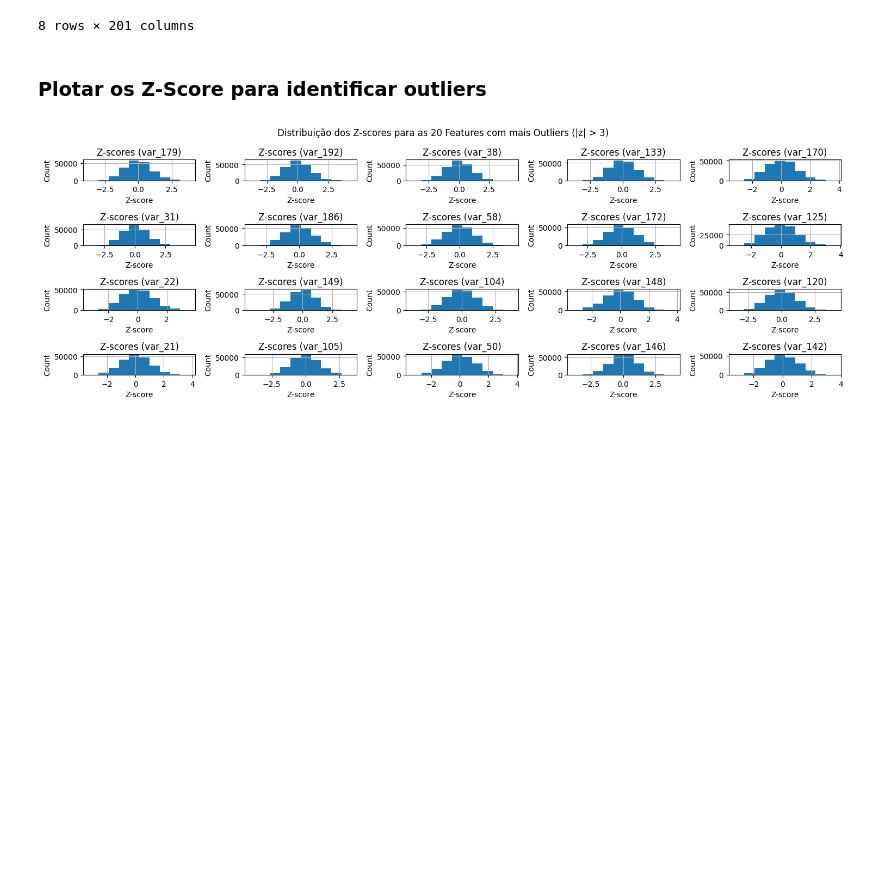
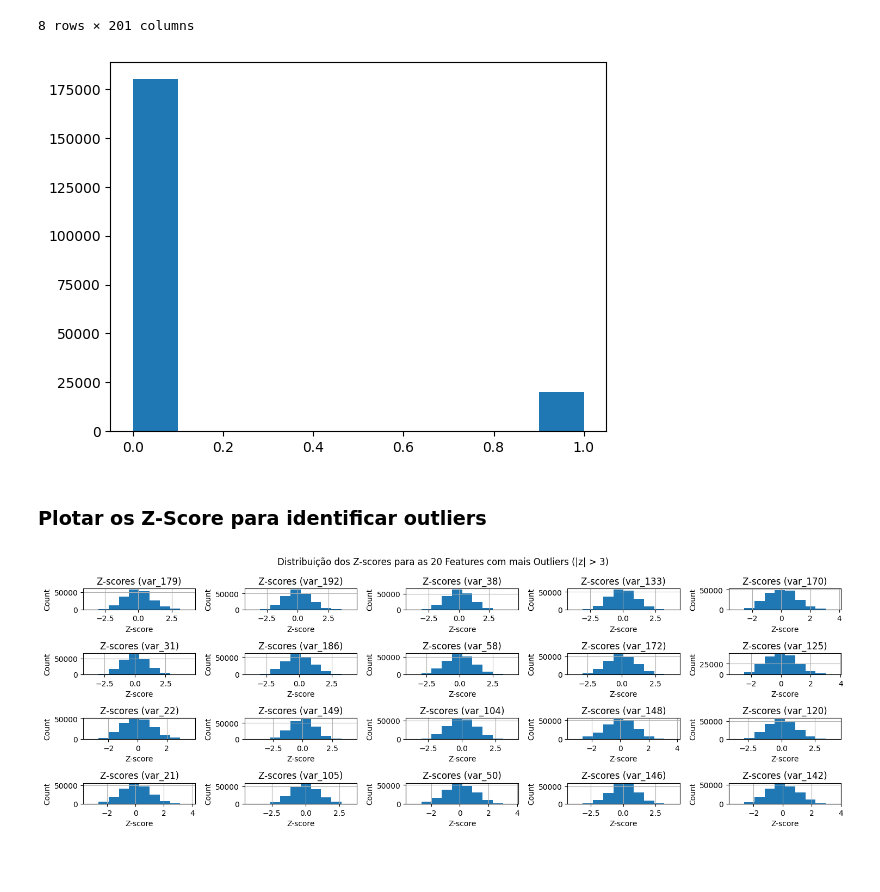
Before and after one commit to richlpn/santander-risco-emprestimo, a Jupyter notebook: main.ipynb, the cells around one changed output. Drawn from its saved outputs; the diff is of its cells as text; code cells hidden in the pictures; blank space fills up the shorter version.

```diff
--- a/main.ipynb
+++ b/main.ipynb
@@ -13,7 +13,7 @@ from src.model import Layer, NeuralNetwork, np
 # %% [markdown]
 ### EDA
 # %%
-df = pd.read_csv("train.csv")
+df = pd.read_csv("data/train.csv")
 df.head()
 # %% [output]
 |  | ID_code | target | var_0 | var_1 | var_2 | var_3 | var_4 | var_5 | var_6 | var_7 | ... | ... |
@@ -36,6 +36,11 @@ df.describe()
 | 75% | 0.000000 | 12.758200 | 1.358625 | 12.516700 | 8.324100 | 12.261125 | 0.924800 | 6.003000 | 19.102900 | 2.937900 | ... | ... |
 | max | 1.000000 | 20.315000 | 10.376800 | 19.353000 | 13.188300 | 16.671400 | 17.251600 | 8.447700 | 27.691800 | 10.151300 | ... | ... |
 8 rows × 201 columns
+# %%
+fig = plt.hist(df['target'])
+plt.show()
+# %% [output]
+[figure, added]
 # %% [markdown]
 ### Plotar os Z-Score para identificar outliers
 # %%
```
Also changed, not shown: parts of 2 cells of this notebook.
